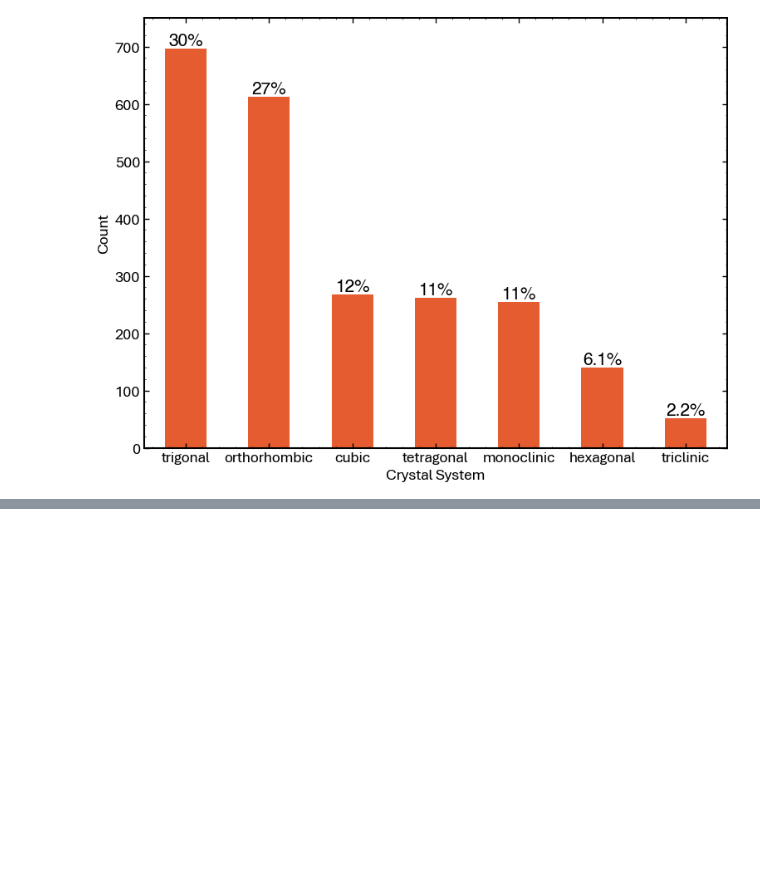
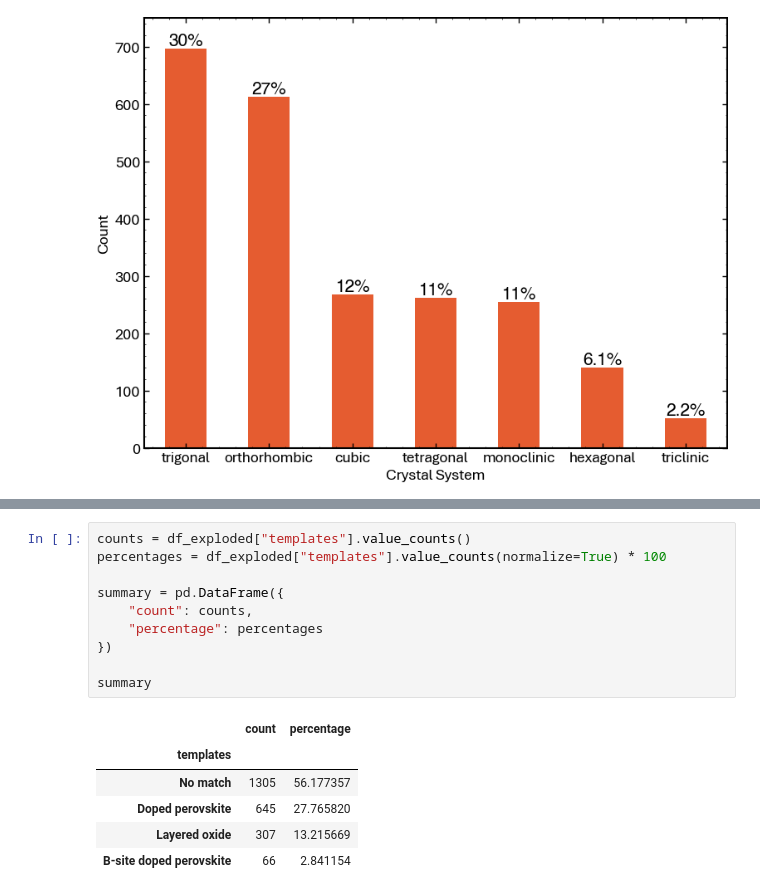
Before and after one commit to RedHorizonss/apprOXimate, a Jupyter notebook: notebooks/exp2_EDA_of_dataset.ipynb, the cells around one changed output, grey strips where cells are left out. Drawn from its saved outputs; the diff is of its cells as text; blank space fills up the shorter version.

```diff
--- a/notebooks/exp2_EDA_of_dataset.ipynb
+++ b/notebooks/exp2_EDA_of_dataset.ipynb
@@ -208,0 +564,17 @@ Error:
+# %%
+counts = df_exploded["templates"].value_counts()
+percentages = df_exploded["templates"].value_counts(normalize=True) * 100
+
+summary = pd.DataFrame({
+    "count": counts,
+    "percentage": percentages
+})
+
+summary
+# %% [output]
+|  | count | percentage |
+| templates |  |  |
+| No match | 1305 | 56.177357 |
+| Doped perovskite | 645 | 27.765820 |
+| Layered oxide | 307 | 13.215669 |
+| B-site doped perovskite | 66 | 2.841154 |
```
Also changed, not shown: parts of 6 cells of this notebook, 6 other files.
